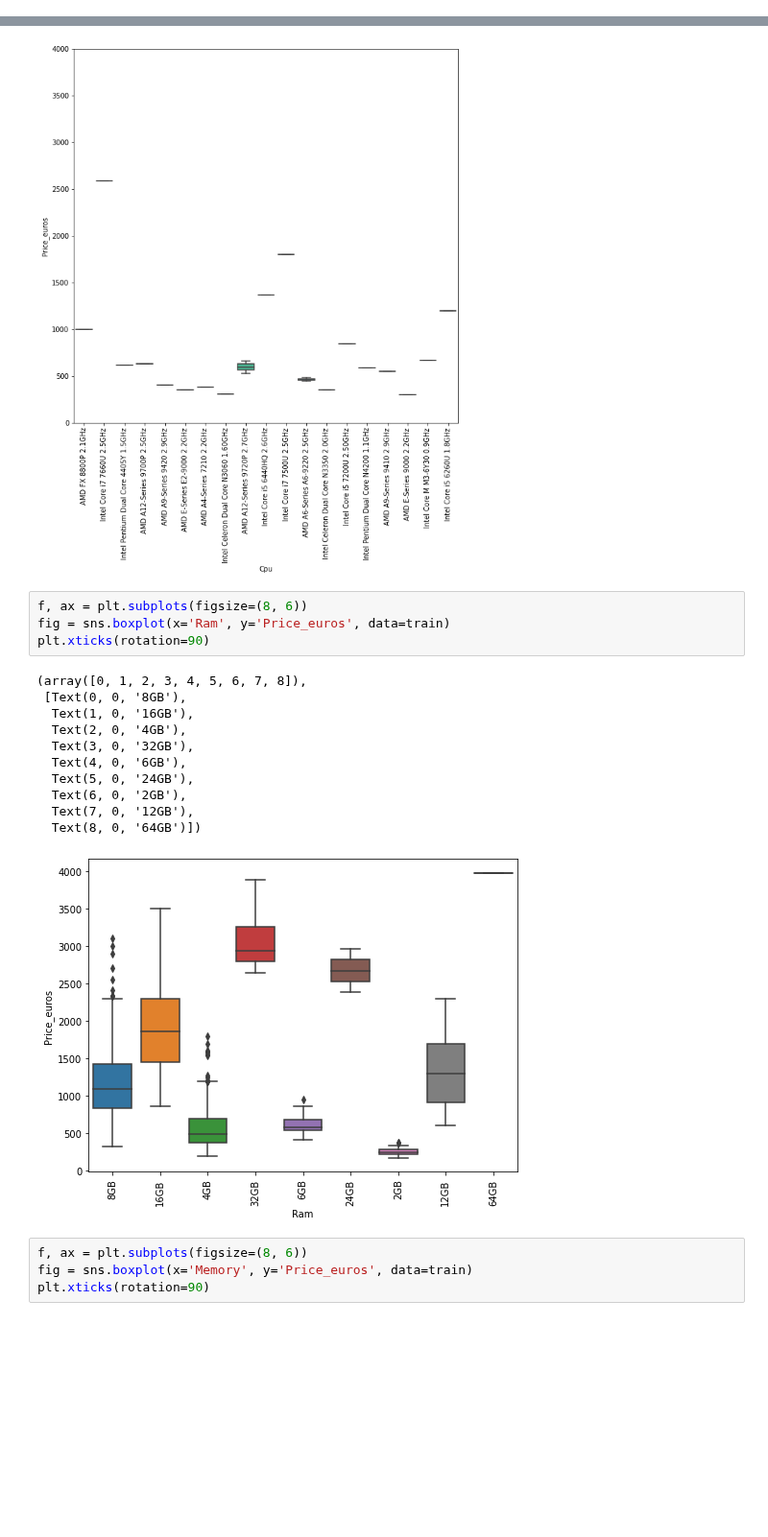
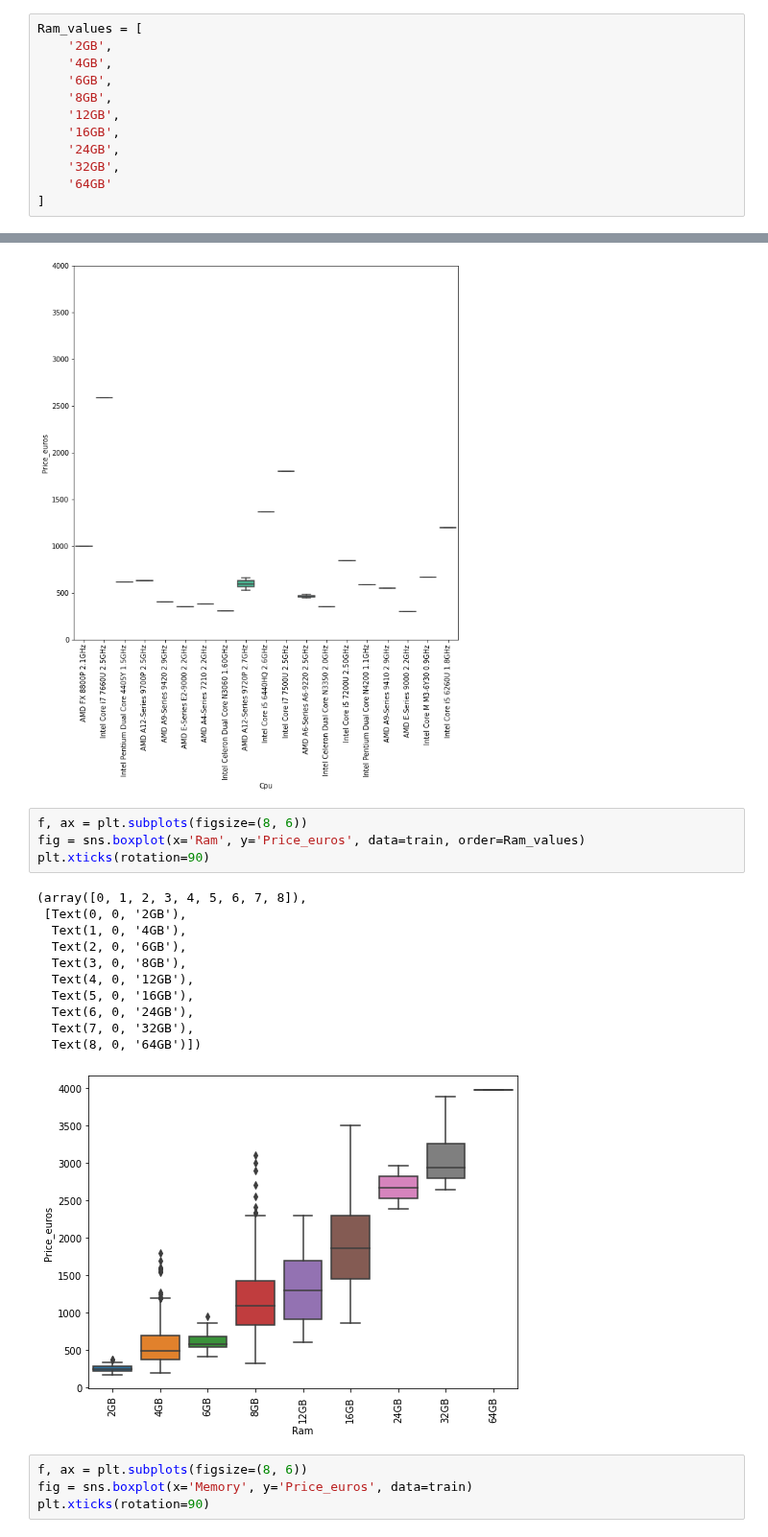
Before and after one commit to ryan-ferns/project_laptop_prices, a Jupyter notebook: laptop-prices-project.ipynb, the cells around one changed output, grey strips where cells are left out. Shown at 96% size. Drawn from its saved outputs; the diff is of its cells as text; blank space fills up the shorter version.

Commit message:
Reindexed the Ram variable in the Data Exploration for clearer understanding and performed some Data Exploration for the Brand variable.

```diff
--- a/laptop-prices-project.ipynb
+++ b/laptop-prices-project.ipynb
@@ -970,4 +970,16 @@ test['Ram'].value_counts()
 12GB      3
 24GB      1
 Name: Ram, dtype: int64
+# %%
+Ram_values = [
+    '2GB',
+    '4GB',
+    '6GB',
+    '8GB',
+    '12GB',
+    '16GB',
+    '24GB',
+    '32GB',
+    '64GB'
+]
 # %%
@@ -1904,20 +1943,20 @@ for i in list(range(0,103,21)):
 [figure]
 # %%
 f, ax = plt.subplots(figsize=(8, 6))
-fig = sns.boxplot(x='Ram', y='Price_euros', data=train)
+fig = sns.boxplot(x='Ram', y='Price_euros', data=train, order=Ram_values)
 plt.xticks(rotation=90)
 # %% [output]
 (array([0, 1, 2, 3, 4, 5, 6, 7, 8]),
- [Text(0, 0, '8GB'),
-  Text(1, 0, '16GB'),
-  Text(2, 0, '4GB'),
-  Text(3, 0, '32GB'),
-  Text(4, 0, '6GB'),
-  Text(5, 0, '24GB'),
-  Text(6, 0, '2GB'),
-  Text(7, 0, '12GB'),
+ [Text(0, 0, '2GB'),
+  Text(1, 0, '4GB'),
+  Text(2, 0, '6GB'),
+  Text(3, 0, '8GB'),
+  Text(4, 0, '12GB'),
+  Text(5, 0, '16GB'),
+  Text(6, 0, '24GB'),
+  Text(7, 0, '32GB'),
   Text(8, 0, '64GB')])
-[figure, old version]
+[figure, new version]
 # %%
 f, ax = plt.subplots(figsize=(8, 6))
 fig = sns.boxplot(x='Memory', y='Price_euros', data=train)
```
Also changed, not shown: parts of 15 cells of this notebook.
